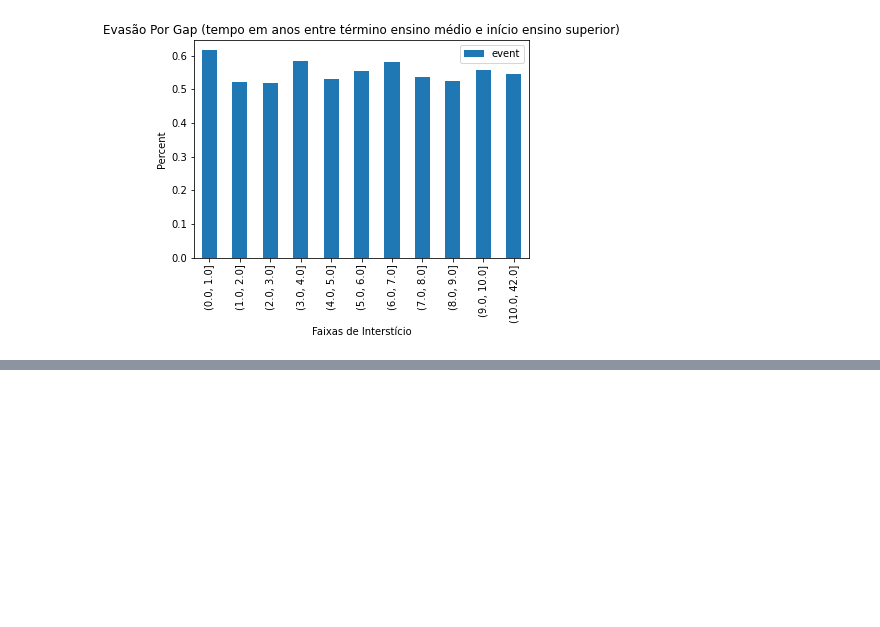
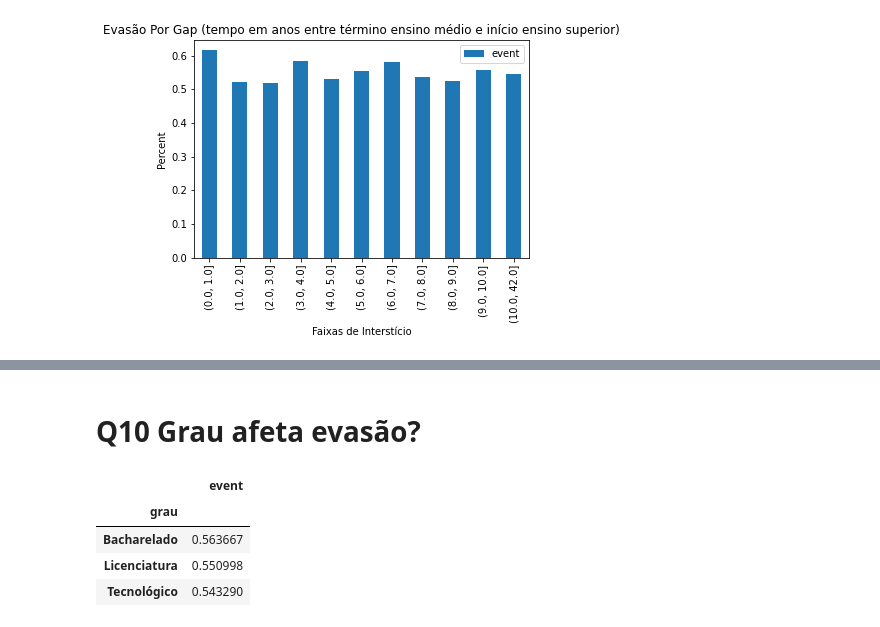
Before and after one commit to rlopes404/dropout, a Jupyter notebook: Dropout-CAHL.ipynb, the cells around one changed output, grey strips where cells are left out. Drawn from its saved outputs; the diff is of its cells as text; code cells hidden in the pictures; blank space fills up the shorter version.

Commit message:
adicionando turno, grau

```diff
--- a/Dropout-CAHL.ipynb
+++ b/Dropout-CAHL.ipynb
@@ -307,0 +330,12 @@ Name: gap_cat, dtype: float64
+# %% [markdown]
+# Q10 Grau afeta evasão?
+# %%
+idx = (df['time'] == df.groupby('matricula')['time'].transform('max'))
+
+df[idx].groupby('grau').agg({'event':'mean'})
+# %% [output]
+|  | event |
+| grau |  |
+| Bacharelado | 0.563667 |
+| Licenciatura | 0.550998 |
+| Tecnológico | 0.543290 |
```
Also changed, not shown: parts of 3 cells of this notebook, 5 other files.
